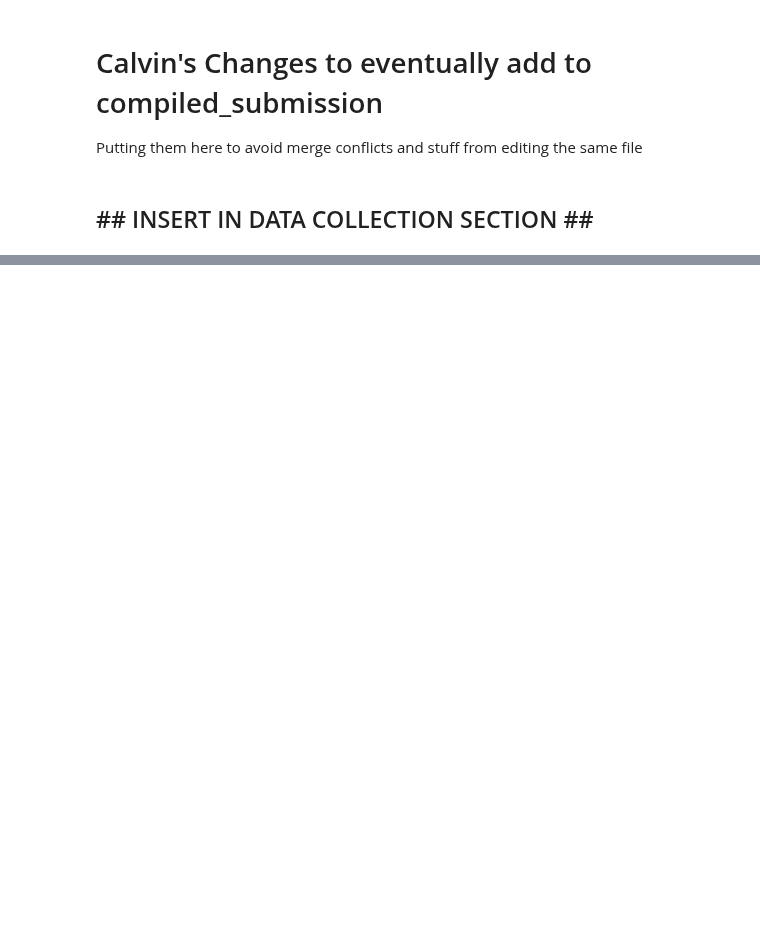
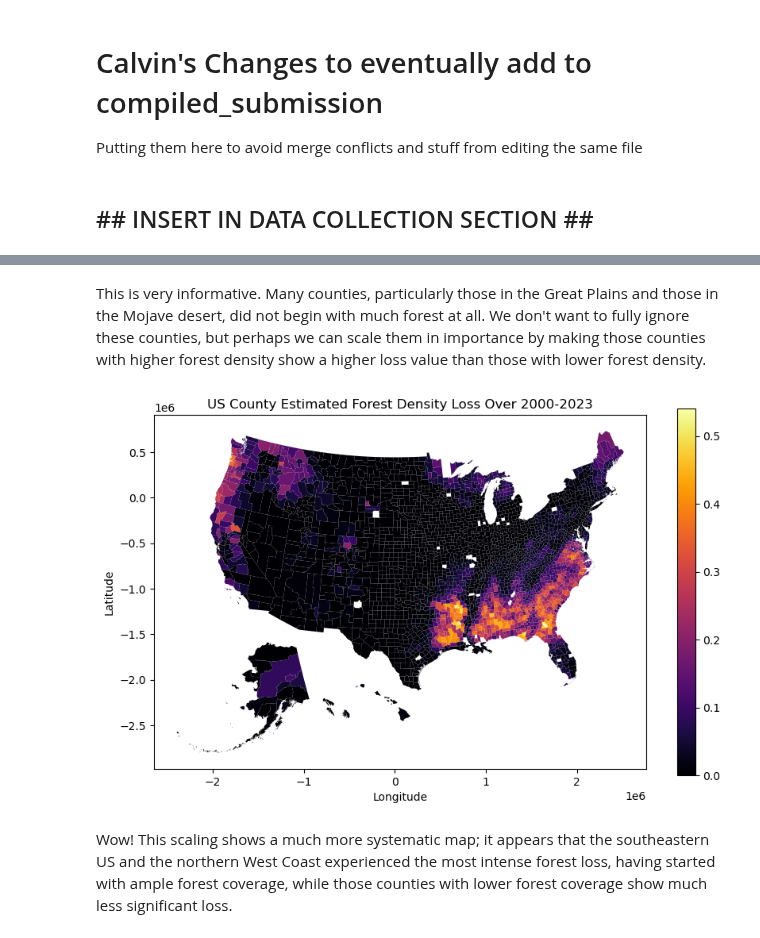
Before and after one commit to Calvin-Davis/CMSC320-FinalProject-Birds, a Jupyter notebook: Code/calvin.ipynb, the cells around one changed output, grey strips where cells are left out. Drawn from its saved outputs; the diff is of its cells as text; code cells hidden in the pictures; blank space fills up the shorter version.

```diff
--- a/Code/calvin.ipynb
+++ b/Code/calvin.ipynb
@@ -17,0 +314,19 @@ Download this dataset (us_county.tar.xz) from this GitHub repository at this lin
+# %% [markdown]
+This is very informative. Many counties, particularly those in the Great Plains and those in the Mojave desert, did not begin with much forest at all. We don't want to fully ignore these counties, but perhaps we can scale them in importance by making those counties with higher forest density show a higher loss value than those with lower forest density.
+# %%
+# Scale loss by forest density calculated above
+merged["Scaled_Loss"] = merged["Coverage"] * merged["percent_lost"]
+
+column_to_plot = 'Scaled_Loss'
+
+# Plot the map
+fig, ax = plt.subplots(1, 1, figsize=(10, 6))
+merged.plot(column=column_to_plot, cmap='inferno', linewidth=0.01, ax=ax, edgecolor='0.8', legend=True)
+plt.title('US County Estimated Forest Density Loss Over 2000-2023')
+plt.xlabel('Longitude')
+plt.ylabel('Latitude')
+plt.show()
+# %% [output]
+[figure, added]
+# %% [markdown]
+Wow! This scaling shows a much more systematic map; it appears that the southeastern US and the northern West Coast experienced the most intense forest loss, having started with ample forest coverage, while those counties with lower forest coverage show much less significant loss.
```
Also changed, not shown: parts of 20 cells of this notebook, 4 other files.
